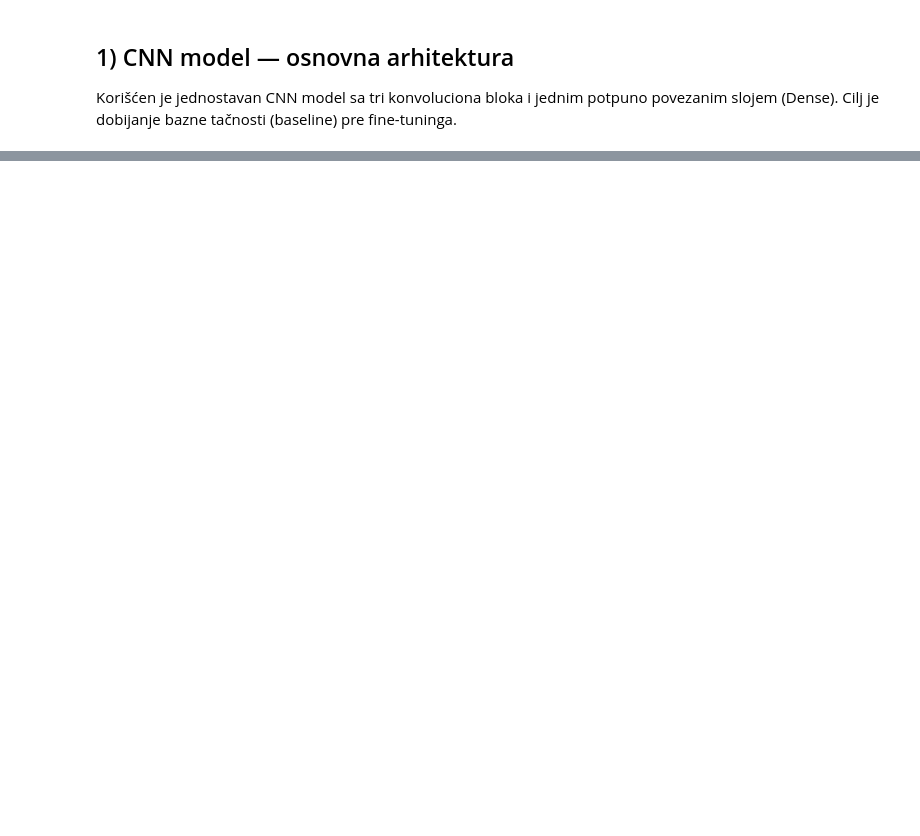
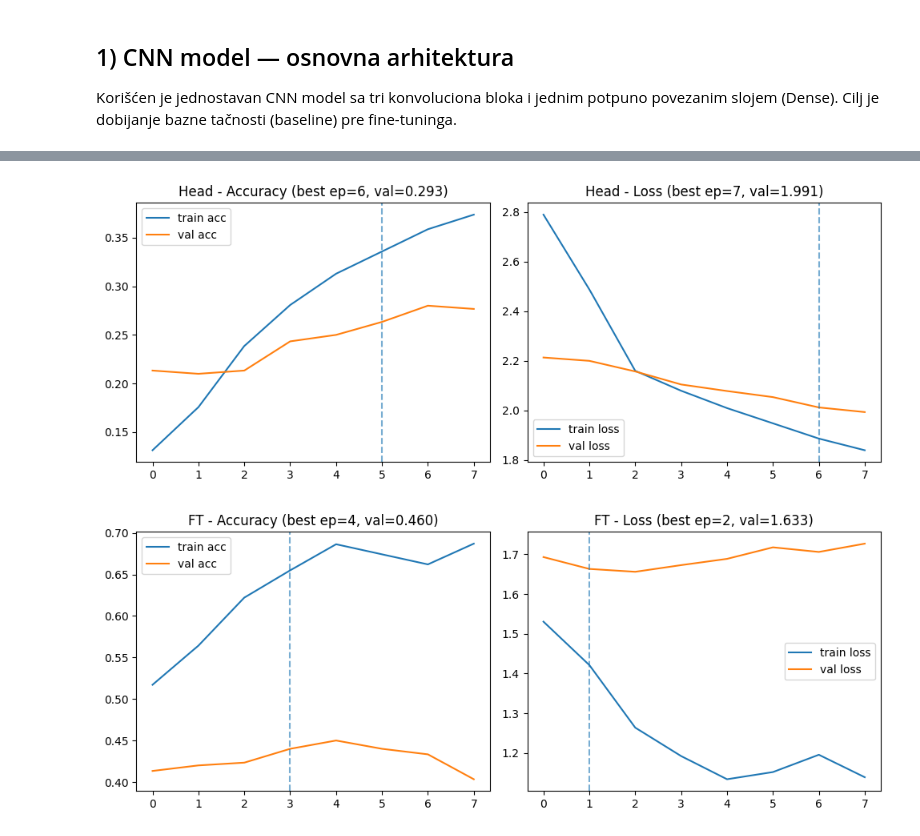
Before and after one commit to emilijasimic1510/ori_projekat, a Jupyter notebook: notebooks/02_CNN_Training.ipynb, the cells around one changed output, grey strips where cells are left out. Saved outputs shown, nothing was run; the diff lists cells and outputs as text; code cells hidden in the pictures; blank space fills up the shorter version.

```diff
--- a/notebooks/02_CNN_Training.ipynb
+++ b/notebooks/02_CNN_Training.ipynb
@@ -67,0 +111,8 @@ Found 150 validated image filenames belonging to 10 classes.
+# %%
+from sklearn.utils.class_weight import compute_class_weight
+
+y_train_int = train_flow.classes
+classes = np.arange(N_CLASSES)
+class_weights = compute_class_weight("balanced", classes=classes, y=y_train_int)
+class_weights = {i: float(w) for i, w in enumerate(class_weights)}
+class_weights
@@ -179,0 +284,47 @@ Ovaj model će se koristiti u sledećoj fazi — ekstrakciji karakteristika i SV
+# %%
+import numpy as np
+import matplotlib.pyplot as plt
+
+def smooth(y, k=2):
+    if k <= 1: return y
+    y = np.array(y, dtype=float)
+    y_pad = np.r_[y[0], y, y[-1]]
+    return np.convolve(y_pad, np.ones(k)/k, mode='same')[1:-1]
+
+def plot_hist_with_best(h, title_prefix="", k_smooth=1):
+    acc = h.history['accuracy']
+    val_acc = h.history['val_accuracy']
+    loss = h.history['loss']
+    val_loss = h.history['val_loss']
+
+    # najbolja epoka po val_acc
+    best_acc_ep = int(np.argmax(val_acc))
+    best_loss_ep = int(np.argmin(val_loss))
+
+    # zaglađivanje
+    acc_s, val_acc_s = smooth(acc, k_smooth), smooth(val_acc, k_smooth)
+    loss_s, val_loss_s = smooth(loss, k_smooth), smooth(val_loss, k_smooth)
+
+    fig = plt.figure(figsize=(10,4))
+
+    plt.subplot(1,2,1)
+    plt.plot(acc_s, label='train acc')
+    plt.plot(val_acc_s, label='val acc')
+    plt.axvline(best_acc_ep, ls='--', alpha=.6)
+    plt.title(f"{title_prefix}Accuracy (best ep={best_acc_ep+1}, val={val_acc[best_acc_ep]:.3f})")
+    plt.legend()
+
+    plt.subplot(1,2,2)
+    plt.plot(loss_s, label='train loss')
+    plt.plot(val_loss_s, label='val loss')
+    plt.axvline(best_loss_ep, ls='--', alpha=.6)
+    plt.title(f"{title_prefix}Loss (best ep={best_loss_ep+1}, val={val_loss[best_loss_ep]:.3f})")
+    plt.legend()
+
+    plt.tight_layout(); plt.show()
+
+plot_hist_with_best(history_head, "Head - ", k_smooth=2)
+plot_hist_with_best(history_ft,   "FT - ",   k_smooth=2)
+# %% [output]
+[figure, added]
+[figure, added]
```
Also changed, not shown: parts of 26 cells of this notebook, 1 other file.
